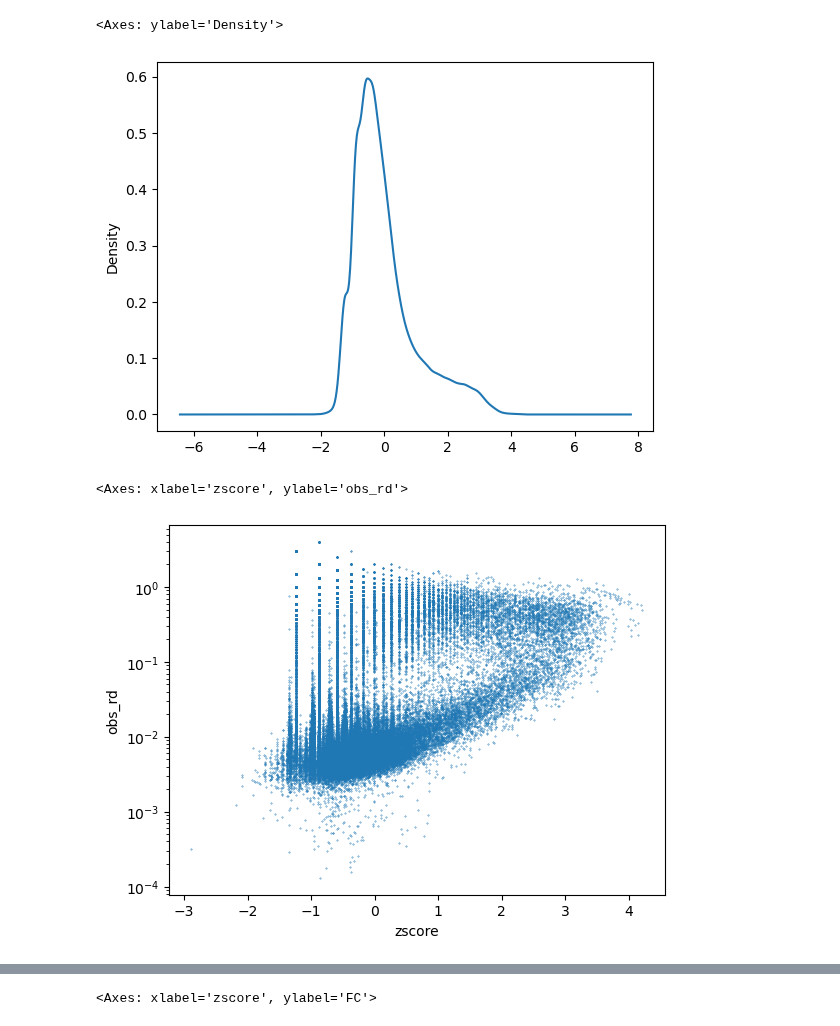
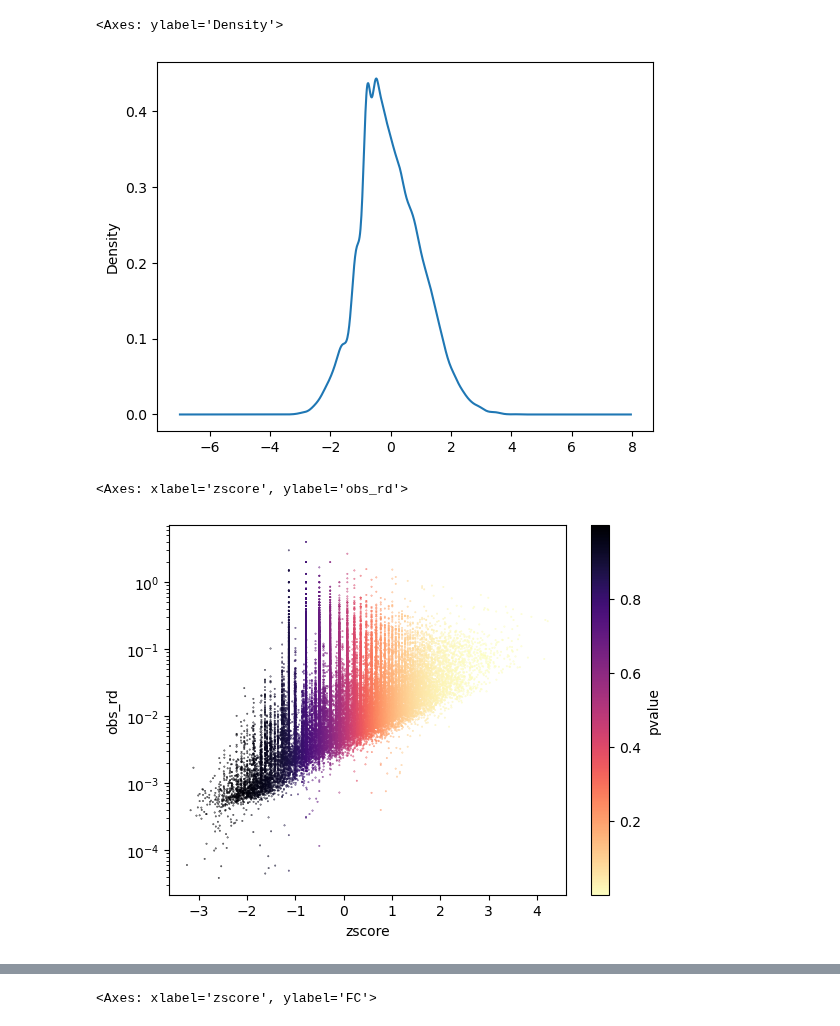
Before and after one commit to princeps091-binf/TFHclust, a Jupyter notebook: scripts/explore_pysam.ipynb, the cells around one changed output, grey strips where cells are left out. Drawn from its saved outputs; the diff is of its cells as text; code cells hidden in the pictures.

```diff
--- a/scripts/explore_pysam.ipynb
+++ b/scripts/explore_pysam.ipynb
@@ -101,4 +96,7 @@ peak_bed_file = "./../data/CTCF/bed/CTCF_peak_MCF7_rep1_ENCFF167NKR.bed"
+# %%
+ctrl_bam = "/home/vipink/Documents/TFHclust/TFHclust/data/POLR2A/ctrl/ENCFF062SCH.bam"
+obs_bam = "/home/vipink/Documents/TFHclust/TFHclust/data/POLR2A/ENCFF343QJV.bam"
 # %%
 chromo = 'chr22'
-bg_tbl = get_chrom_read_tbl_from_bam(ctrl_bam,chromo,"./../data/tmp").assign(start = lambda df_: df_.start.astype(int))
-read_tbl = get_chrom_read_tbl_from_bam(obs_bam,chromo,"./../data/tmp").assign(start = lambda df_: df_.start.astype(int))
+bg_tbl = get_chrom_read_tbl_from_bam(ctrl_bam,chromo,"/home/vipink/Documents/TFHclust/TFHclust/data/tmp").assign(start = lambda df_: df_.start.astype(int))
+read_tbl = get_chrom_read_tbl_from_bam(obs_bam,chromo,"/home/vipink/Documents/TFHclust/TFHclust/data/tmp").assign(start = lambda df_: df_.start.astype(int))
@@ -140,5 +151,5 @@ tmp_chr_hdb_summary_tbl = tmp_chr_hdb_summary_tbl.reset_index().merge(tmp_cl_tbl
 # %%
 bg_coord_df = bg_tbl.loc[:,['chrom','start']].assign(start = lambda df_: df_.start.astype(int)).assign(end = lambda df_: df_.start + 1)
 # %%
-hdb_cluster_bg_rc_df = bf.count_overlaps(tmp_chr_hdb_summary_tbl.assign(chrom = chromo).loc[:,['chrom','start','end','HDB_cluster']],bg_coord_df)
+hdb_cluster_bg_rc_df = bf.count_overlaps(tmp_chr_hdb_summary_tbl.assign(chrom = chromo).reset_index().loc[:,['chrom','start','end','HDB_cluster']],bg_coord_df)
 # %%
@@ -166,8 +177,8 @@ data_tbl.sort_values('zscore').plot.scatter(x='bg_count',y='rc',c='zscore',s=0.1
 # %%
 cl_summary_tbl =  (data_tbl
                     .merge(tmp_chr_hdb_summary_tbl.loc[:,['HDB_cluster','chrom','start','end','w']])
-                    .assign(MACS_pvalue = lambda df_: df_.apply(lambda row: pvalue_bw.stats(row.chrom,row.start,row.end,type="mean")[0],axis=1))
-                    .assign(FC = lambda df_: (df_.rc/df_.w)/((df_.bg_count+1)/df_.w))
+                    # .assign(MACS_pvalue = lambda df_: df_.apply(lambda row: pvalue_bw.stats(row.chrom,row.start,row.end,type="mean")[0],axis=1))
+                    # .assign(FC = lambda df_: (df_.rc/df_.w)/((df_.bg_count+1)/df_.w))
                   )
 # %%
 (cl_summary_tbl
@@ -175,12 +186,12 @@ cl_summary_tbl =  (data_tbl
 )
 # %% [output]
 <Axes: ylabel='Density'>
-[figure, old version]
+[figure, new version]
 # %%
 (cl_summary_tbl
  .assign(obs_rd = lambda df_: (df_.rc/df_.w))
- .plot.scatter(x='zscore',y='obs_rd',s=0.1,logy=True)
+ .plot.scatter(x='zscore',y='obs_rd',c='pvalue',cmap='magma_r',s=0.1,logy=True)
  )
 # %% [output]
 <Axes: xlabel='zscore', ylabel='obs_rd'>
-[figure, old version]
+[figure, new version]
```
Also changed, not shown: parts of 7 cells of this notebook, 2 other files.
